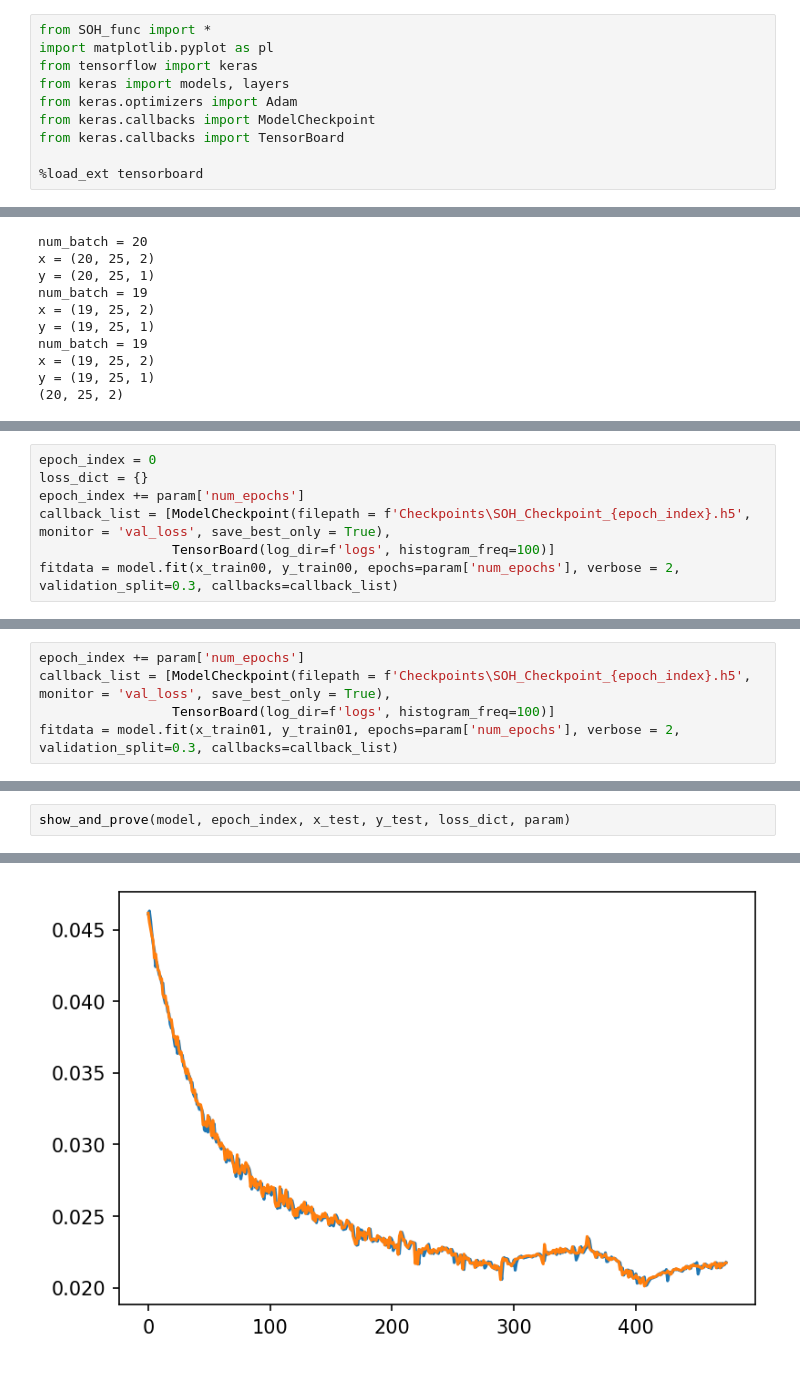
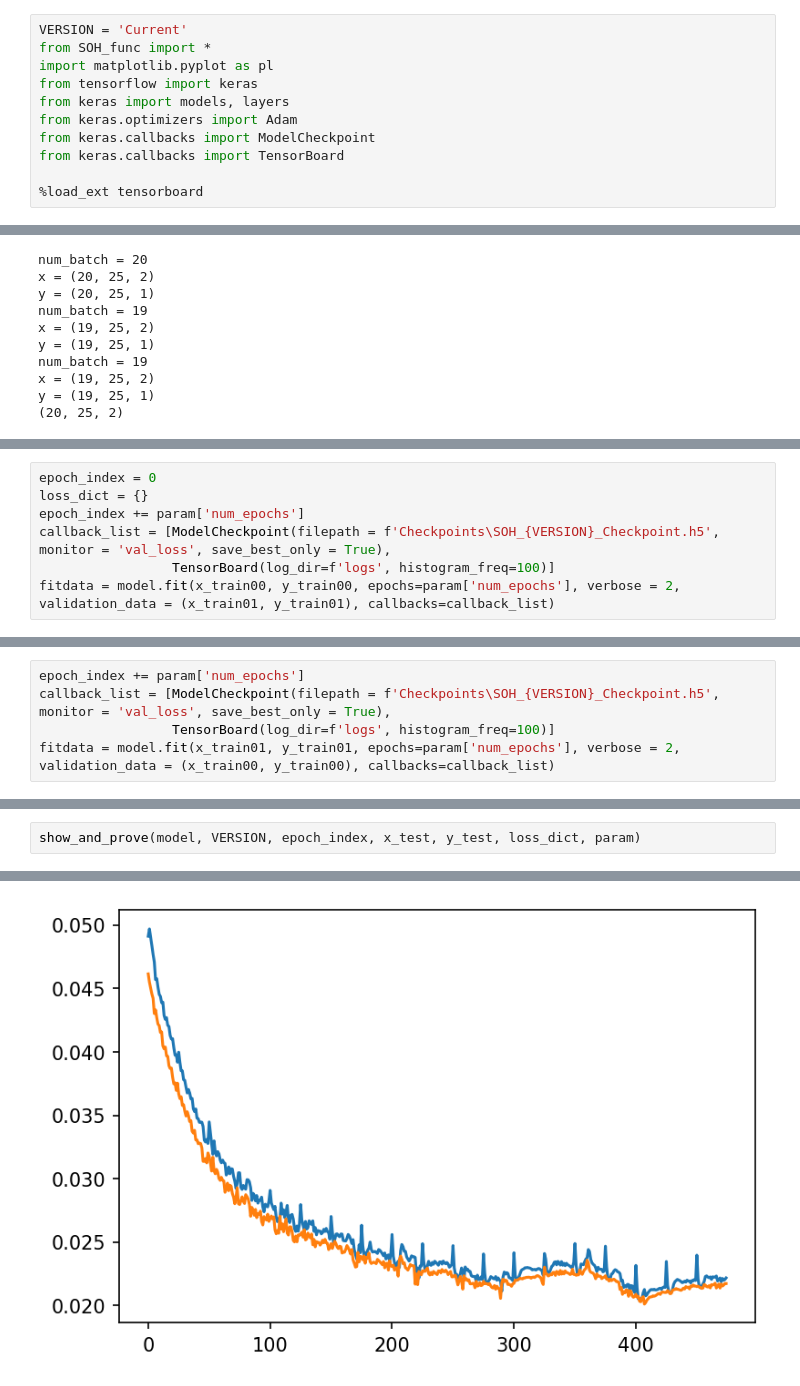
Before and after one commit to pnpsuM/SOH_Est_CNN-LSTM, a Jupyter notebook: CNN-LSTM_SOH.ipynb, the cells around one changed output, grey strips where cells are left out. Cells and saved outputs as stored; diff of their text form.

```diff
--- a/CNN-LSTM_SOH.ipynb
+++ b/CNN-LSTM_SOH.ipynb
@@ -1,4 +1,5 @@
 # %%
+VERSION = 'Current'
 from SOH_func import *
 import matplotlib.pyplot as pl
 from tensorflow import keras
@@ -90,8 +94,8 @@ _________________________________________________________________
 epoch_index = 0
 loss_dict = {}
 epoch_index += param['num_epochs']
-callback_list = [ModelCheckpoint(filepath = f'Checkpoints\SOH_Checkpoint_{epoch_index}.h5', monitor = 'val_loss', save_best_only = True),
+callback_list = [ModelCheckpoint(filepath = f'Checkpoints\SOH_{VERSION}_Checkpoint.h5', monitor = 'val_loss', save_best_only = True),
                  TensorBoard(log_dir=f'logs', histogram_freq=100)]
-fitdata = model.fit(x_train00, y_train00, epochs=param['num_epochs'], verbose = 2, validation_split=0.3, callbacks=callback_list)
+fitdata = model.fit(x_train00, y_train00, epochs=param['num_epochs'], verbose = 2, validation_data = (x_train01, y_train01), callbacks=callback_list)
 # %% [output]
 Epoch 1/4000
@@ -114,7 +118,7 @@ Epoch 3039/4000
 # %%
 epoch_index += param['num_epochs']
-callback_list = [ModelCheckpoint(filepath = f'Checkpoints\SOH_Checkpoint_{epoch_index}.h5', monitor = 'val_loss', save_best_only = True),
+callback_list = [ModelCheckpoint(filepath = f'Checkpoints\SOH_{VERSION}_Checkpoint.h5', monitor = 'val_loss', save_best_only = True),
                  TensorBoard(log_dir=f'logs', histogram_freq=100)]
-fitdata = model.fit(x_train01, y_train01, epochs=param['num_epochs'], verbose = 2, validation_split=0.3, callbacks=callback_list)
+fitdata = model.fit(x_train01, y_train01, epochs=param['num_epochs'], verbose = 2, validation_data = (x_train00, y_train00), callbacks=callback_list)
 # %% [output]
 Epoch 1/4000
@@ -137,3 +141,3 @@ Epoch 3039/4000
 # %%
-show_and_prove(model, epoch_index, x_test, y_test, loss_dict, param)
+show_and_prove(model, VERSION, epoch_index, x_test, y_test, loss_dict, param)
 # %% [output]
@@ -144 +148 @@ Estimation-64FL-64UN-8000EP-25SQ
-[figure, old version]
+[figure, new version]
```
Also changed, not shown: parts of 5 cells of this notebook, 51 other files.
